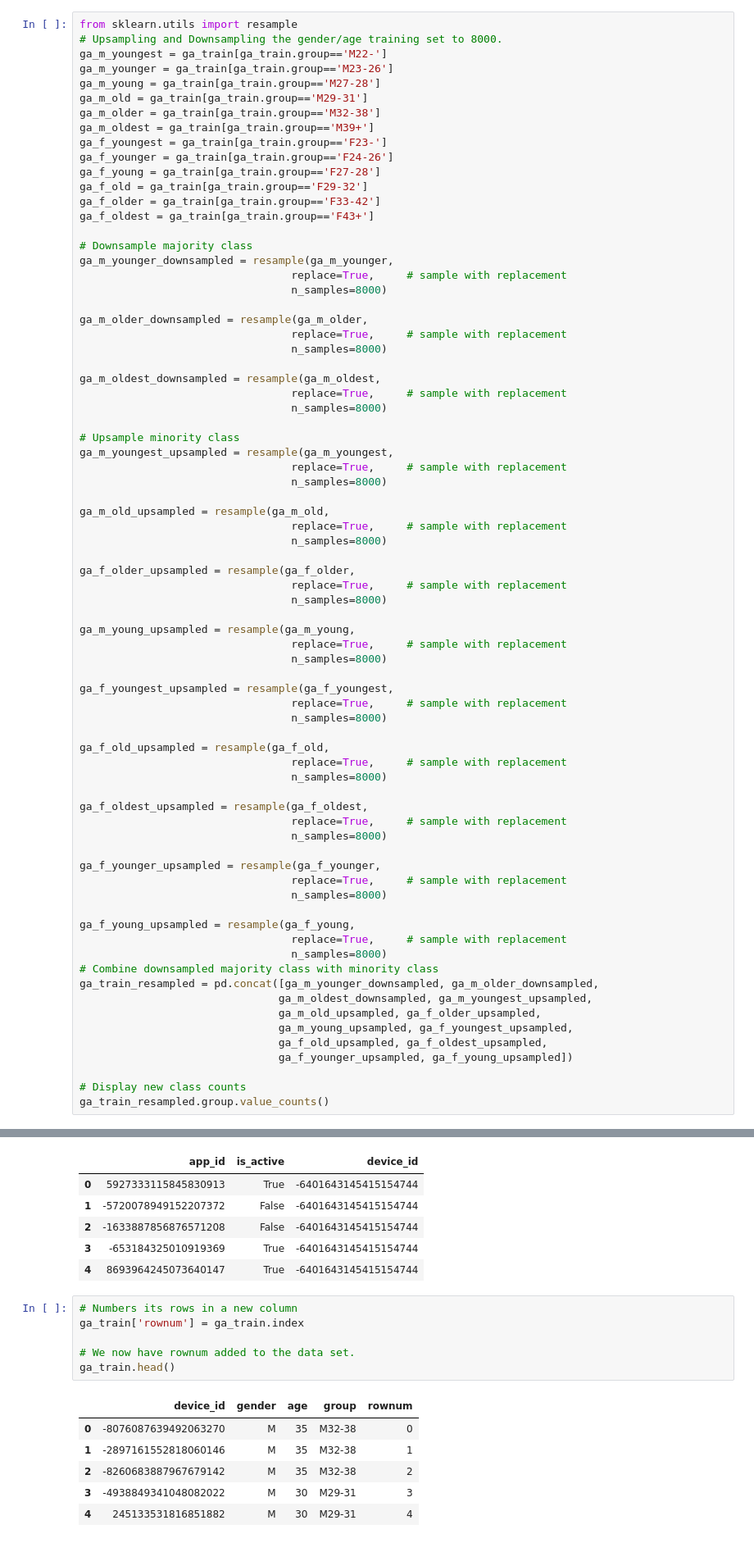
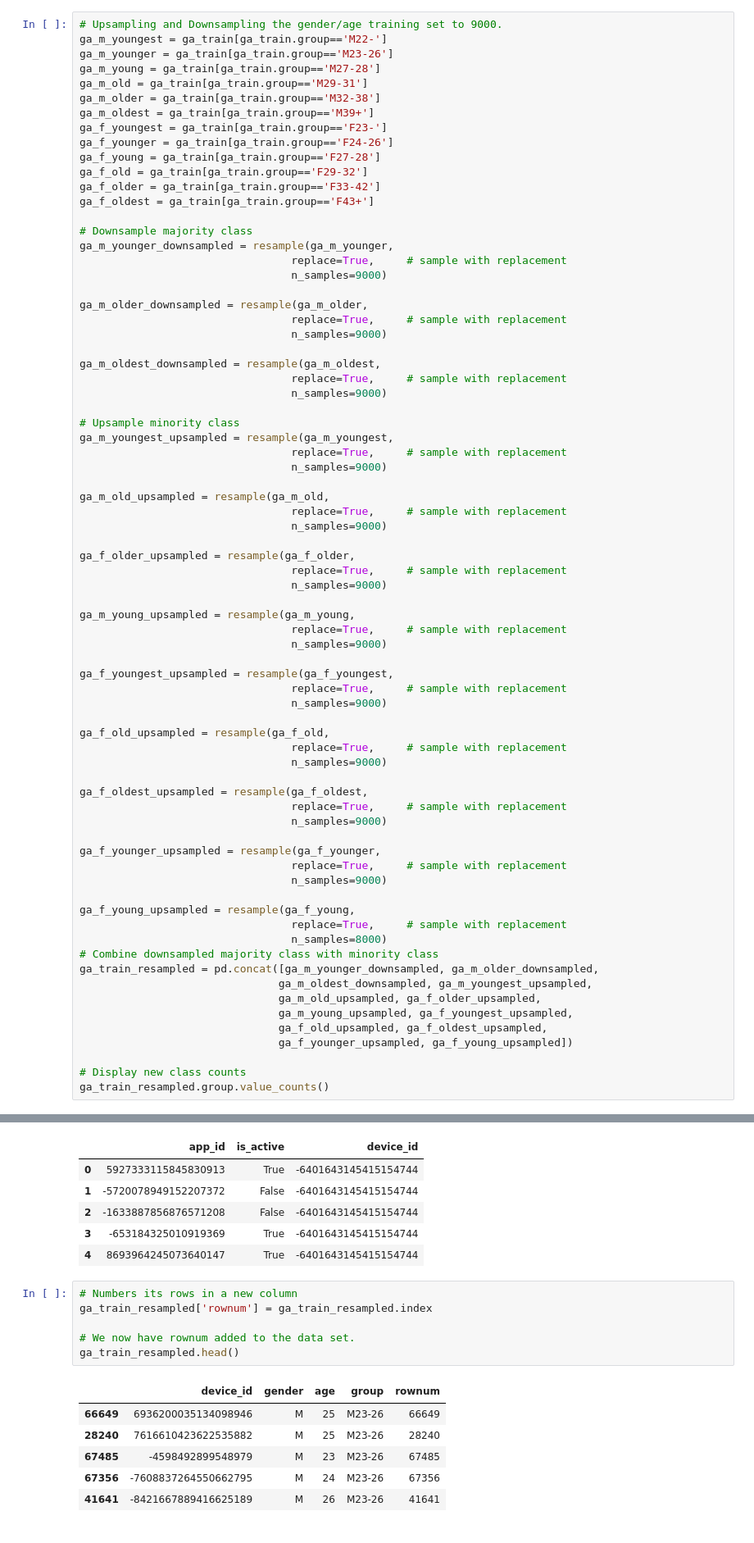
Before and after one commit to lamkg/Thinkful-Final-Capstone, a Jupyter notebook: Final Capstone.ipynb, the cells around one changed output, grey strips where cells are left out. Shown at 82% size. Cells and saved outputs as stored; diff of their text form.

```diff
--- a/Final Capstone.ipynb
+++ b/Final Capstone.ipynb
@@ -168,8 +168,7 @@ F24-26    4190
 F27-28    3118
 Name: group, dtype: int64
 # %%
-from sklearn.utils import resample
-# Upsampling and Downsampling the gender/age training set to 8000.
+# Upsampling and Downsampling the gender/age training set to 9000.
 ga_m_youngest = ga_train[ga_train.group=='M22-']
 ga_m_younger = ga_train[ga_train.group=='M23-26']
 ga_m_young = ga_train[ga_train.group=='M27-28']
@@ -186,48 +185,48 @@ ga_f_oldest = ga_train[ga_train.group=='F43+']
 # Downsample majority class
 ga_m_younger_downsampled = resample(ga_m_younger,
                                  replace=True,     # sample with replacement
-                                 n_samples=8000)
+                                 n_samples=9000)
 
 ga_m_older_downsampled = resample(ga_m_older,
                                  replace=True,     # sample with replacement
-                                 n_samples=8000)
+                                 n_samples=9000)
 
 ga_m_oldest_downsampled = resample(ga_m_oldest,
                                  replace=True,     # sample with replacement
-                                 n_samples=8000)
+                                 n_samples=9000)
 
 # Upsample minority class
 ga_m_youngest_upsampled = resample(ga_m_youngest,
                                  replace=True,     # sample with replacement
-                                 n_samples=8000)
+                                 n_samples=9000)
 
 ga_m_old_upsampled = resample(ga_m_old,
                                  replace=True,     # sample with replacement
-                                 n_samples=8000)
+                                 n_samples=9000)
 
 ga_f_older_upsampled = resample(ga_f_older,
                                  replace=True,     # sample with replacement
-                                 n_samples=8000)
+                                 n_samples=9000)
 
 ga_m_young_upsampled = resample(ga_m_young,
                                  replace=True,     # sample with replacement
-                                 n_samples=8000)
+                                 n_samples=9000)
 
 ga_f_youngest_upsampled = resample(ga_f_youngest,
                                  replace=True,     # sample with replacement
-                                 n_samples=8000)
+                                 n_samples=9000)
 
 ga_f_old_upsampled = resample(ga_f_old,
                                  replace=True,     # sample with replacement
-                                 n_samples=8000)
+                                 n_samples=9000)
 
 ga_f_oldest_upsampled = resample(ga_f_oldest,
                                  replace=True,     # sample with replacement
-                                 n_samples=8000)
+                                 n_samples=9000)
 
 ga_f_younger_upsampled = resample(ga_f_younger,
                                  replace=True,     # sample with replacement
-                                 n_samples=8000)
+                                 n_samples=9000)
 
 ga_f_young_upsampled = resample(ga_f_young,
                                  replace=True,     # sample with replacement
@@ -282,14 +281,14 @@ device_apps.head()
 | 4 | 8693964245073640147 | True | -6401643145415154744 |
 # %%
 # Numbers its rows in a new column
-ga_train['rownum'] = ga_train.index
+ga_train_resampled['rownum'] = ga_train_resampled.index
 
 # We now have rownum added to the data set.
-ga_train.head()
+ga_train_resampled.head()
 # %% [output]
 |  | device_id | gender | age | group | rownum |
-| 0 | -8076087639492063270 | M | 35 | M32-38 | 0 |
-| 1 | -2897161552818060146 | M | 35 | M32-38 | 1 |
-| 2 | -8260683887967679142 | M | 35 | M32-38 | 2 |
-| 3 | -4938849341048082022 | M | 30 | M29-31 | 3 |
-| 4 | 245133531816851882 | M | 30 | M29-31 | 4 |
+| 66649 | 6936200035134098946 | M | 25 | M23-26 | 66649 |
+| 28240 | 7616610423622535882 | M | 25 | M23-26 | 28240 |
+| 67485 | -4598492899548979 | M | 23 | M23-26 | 67485 |
+| 67356 | -7608837264550662795 | M | 24 | M23-26 | 67356 |
+| 41641 | -8421667889416625189 | M | 26 | M23-26 | 41641 |
```
Also changed, not shown: parts of 16 cells of this notebook.
